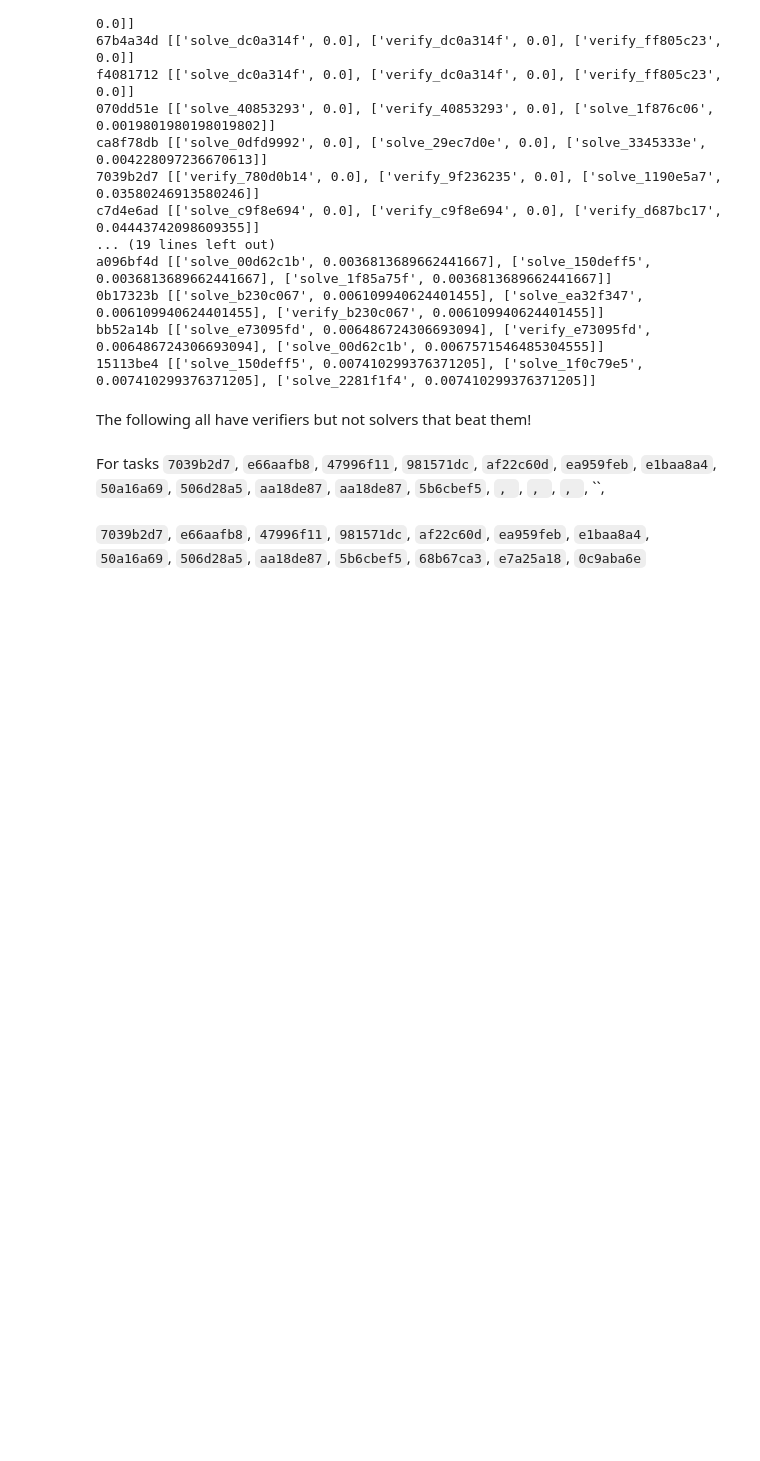
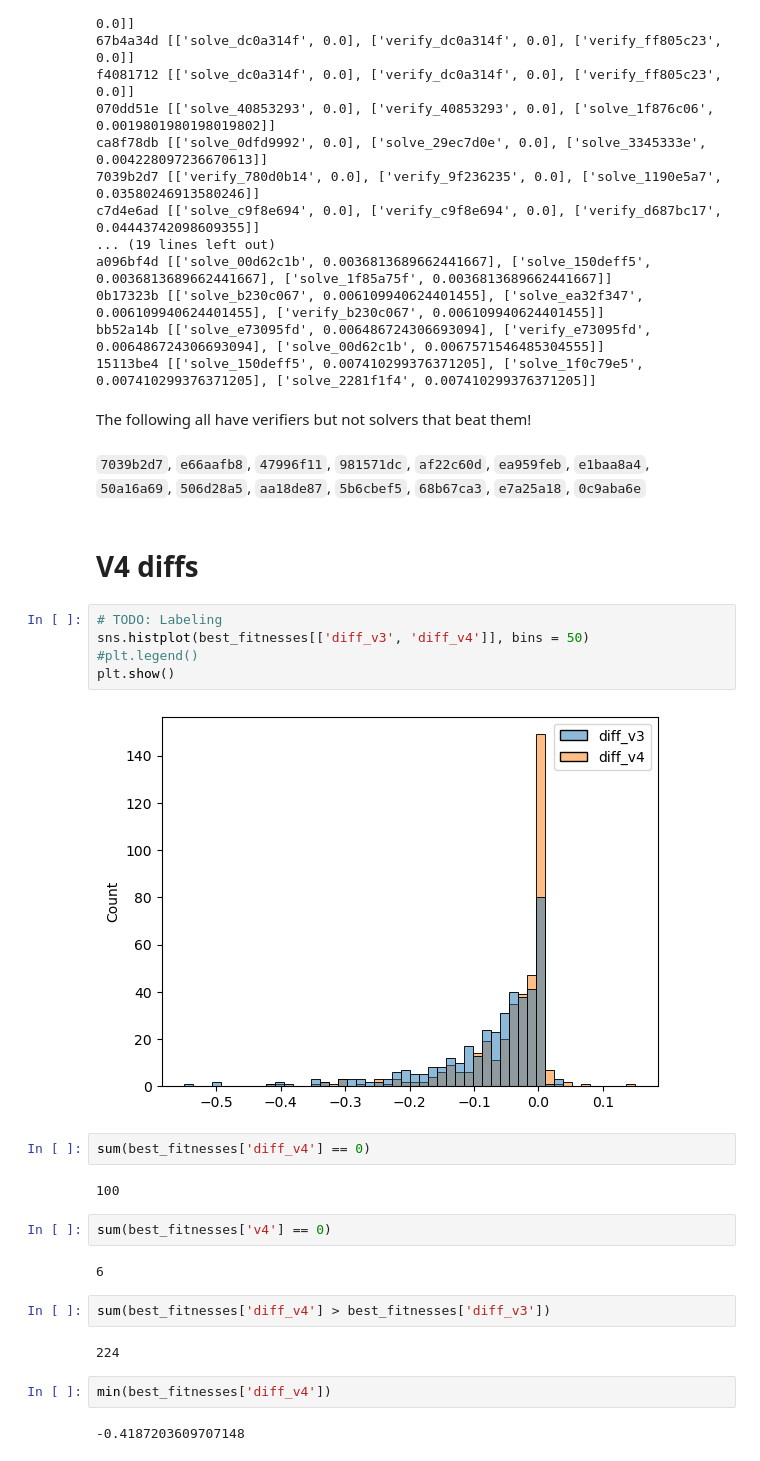
Before and after one commit to AmziJeffs/ARCPrize2024, a Jupyter notebook: genetic algorithm/fitness data charts.ipynb, the cells around one changed output. Drawn from its saved outputs; the diff is of its cells as text; blank space fills up the shorter version.

```diff
--- a/genetic algorithm/fitness data charts.ipynb
+++ b/genetic algorithm/fitness data charts.ipynb
@@ -96,7 +342,30 @@ bb52a14b [['solve_e73095fd', 0.006486724306693094], ['verify_e73095fd', 0.006486
 15113be4 [['solve_150deff5', 0.007410299376371205], ['solve_1f0c79e5', 0.007410299376371205], ['solve_2281f1f4', 0.007410299376371205]]
 # %% [markdown]
 The following all have verifiers but not solvers that beat them!
-# %% [markdown]
-For tasks `7039b2d7`, `e66aafb8`, `47996f11`, `981571dc`, `af22c60d`, `ea959feb`, `e1baa8a4`, `50a16a69`, `506d28a5`, `aa18de87`, `aa18de87`, `5b6cbef5`, ``, ``, ``, ``, ``, ``, ``,
 # %% [markdown]
 `7039b2d7`, `e66aafb8`, `47996f11`, `981571dc`, `af22c60d`, `ea959feb`, `e1baa8a4`, `50a16a69`, `506d28a5`, `aa18de87`, `5b6cbef5`, `68b67ca3`, `e7a25a18`, `0c9aba6e`
+# %% [markdown]
+# V4 diffs
+# %%
+# TODO: Labeling
+sns.histplot(best_fitnesses[['diff_v3', 'diff_v4']], bins = 50)
+#plt.legend()
+plt.show()
+# %% [output]
+[figure, added]
+# %%
+sum(best_fitnesses['diff_v4'] == 0)
+# %% [output]
+100
+# %%
+sum(best_fitnesses['v4'] == 0)
+# %% [output]
+6
+# %%
+sum(best_fitnesses['diff_v4'] > best_fitnesses['diff_v3'])
+# %% [output]
+224
+# %%
+min(best_fitnesses['diff_v4'])
+# %% [output]
+-0.4187203609707148
```
Also changed, not shown: parts of 29 cells of this notebook.
